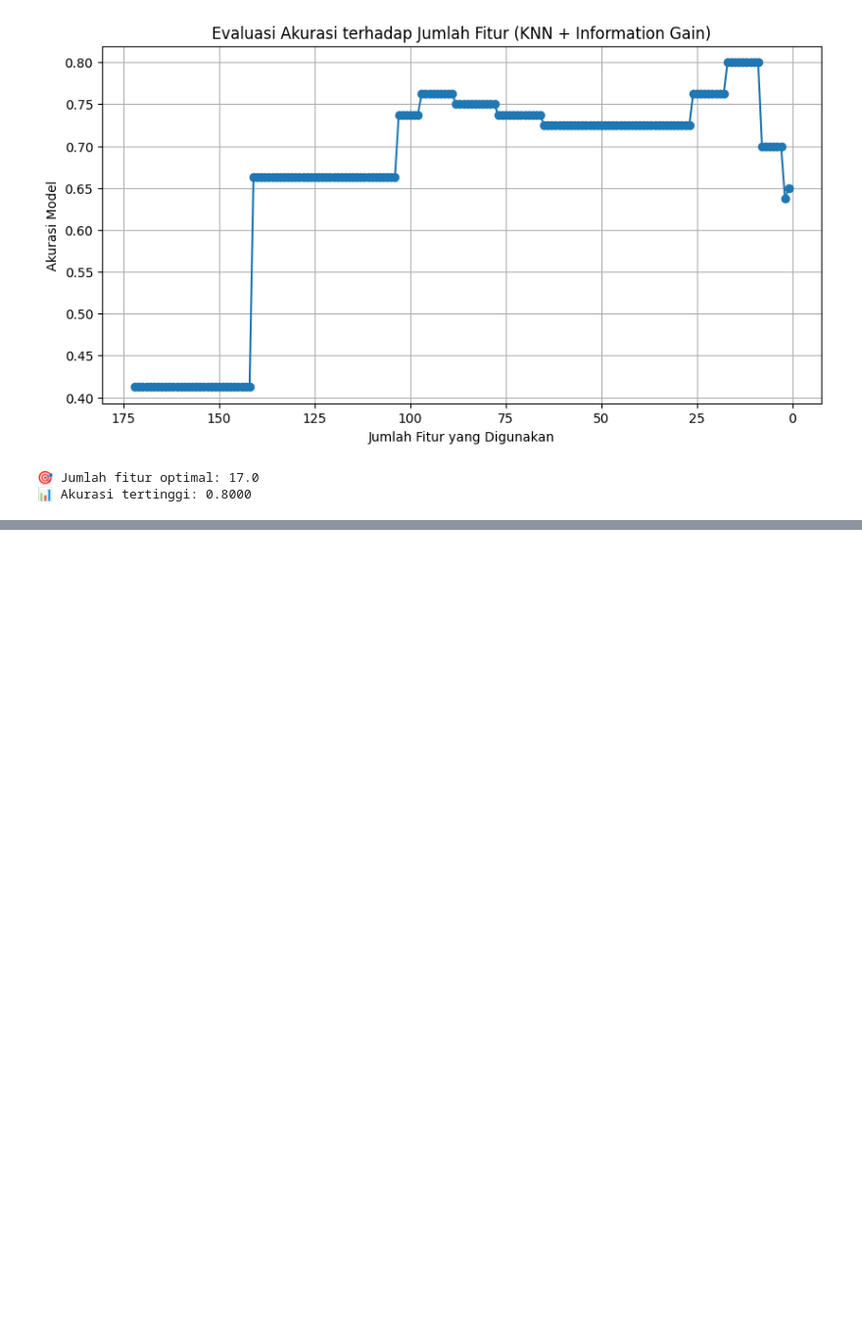
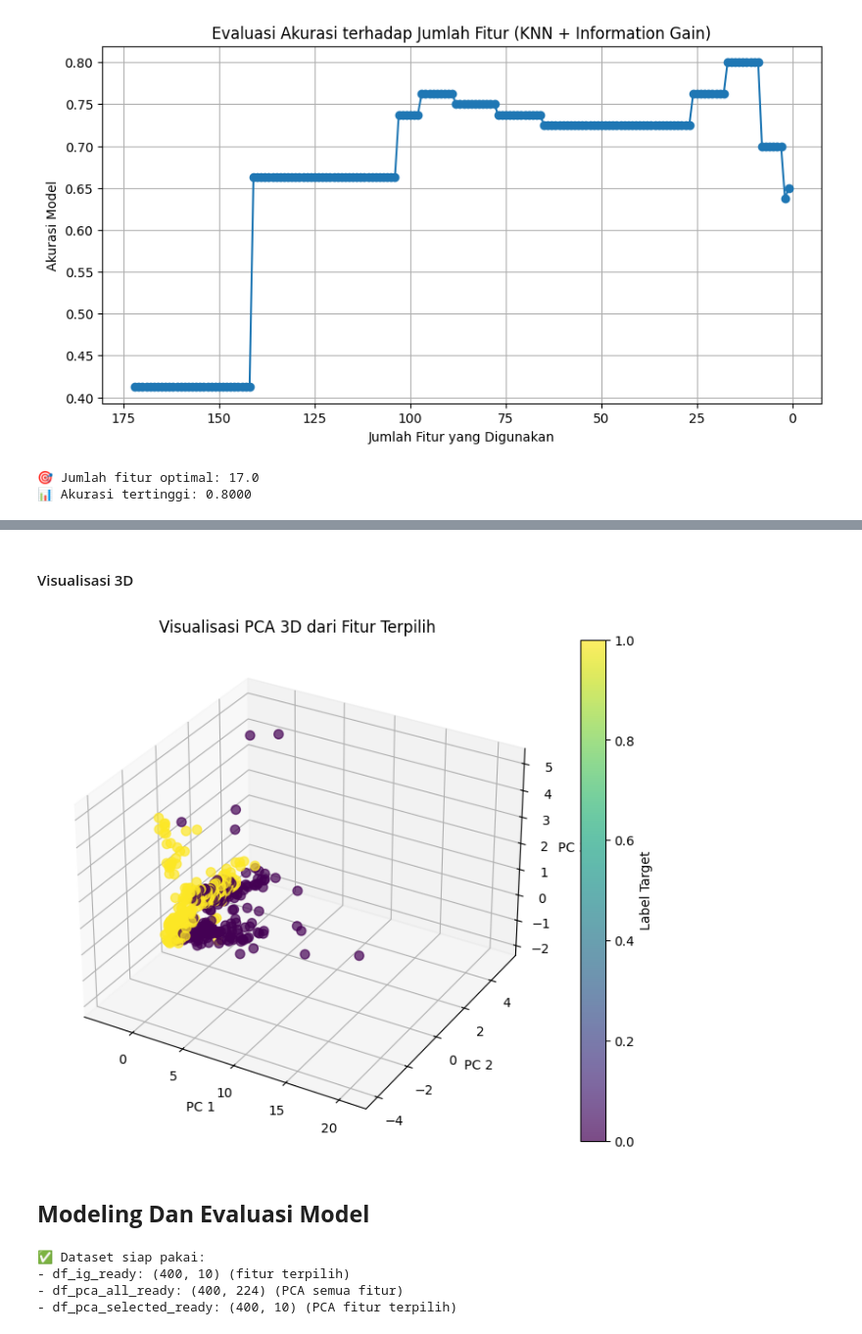
Before and after one commit to fznnfitrah/PSD, a Jupyter notebook: psd/project-timeseries-audio-multilabel.ipynb, the cells around one changed output, grey strips where cells are left out. Shown: that part at 98% size. Cells and saved outputs as stored; diff of their text form; code cells hidden in the pictures; blank space fills up the shorter version.

Commit message:
build: menambahkan kode split dataset dan modeling

```diff
--- a/psd/project-timeseries-audio-multilabel.ipynb
+++ b/psd/project-timeseries-audio-multilabel.ipynb
@@ -334,0 +476,48 @@ Fitur:   1 | Akurasi: 0.6500
+# %% [markdown]
+#### Visualisasi 3D
+# %%
+# -----------------------------
+# PCA 3D
+# -----------------------------
+pca_3d = PCA(n_components=3)
+X_pca_3d = pca_3d.fit_transform(X_selected_scaled)
+
+fig = plt.figure(figsize=(9,7))
+ax = fig.add_subplot(111, projection='3d')
+scatter = ax.scatter(
+    X_pca_3d[:,0], X_pca_3d[:,1], X_pca_3d[:,2],
+    c=y, cmap='viridis', s=50, alpha=0.7
+)
+ax.set_title("Visualisasi PCA 3D dari Fitur Terpilih")
+ax.set_xlabel("PC 1")
+ax.set_ylabel("PC 2")
+ax.set_zlabel("PC 3")
+fig.colorbar(scatter, ax=ax, label="Label Target")
+plt.show()
+# %% [output]
+[figure, added]
+# %% [markdown]
+## **Modeling Dan Evaluasi Model**
+# %%
+# 1️⃣ Dataset hasil Information Gain (fitur terpilih)
+df_ig_ready = pd.DataFrame(X_selected_imputed, columns=X_selected.columns)
+df_ig_ready["target"] =  pd.Series(y)
+
+# 2️⃣ Dataset hasil PCA dari semua fitur
+df_pca_all_ready = pd.DataFrame(X_all_pca, columns=[f"PC{i+1}" for i in range(X_all_pca.shape[1])])
+df_pca_all_ready["target"] =  pd.Series(y)
+
+# 3️⃣ Dataset hasil PCA dari fitur terpilih (IG top 10)
+df_pca_selected_ready = pd.DataFrame(X_selected_pca, columns=[f"PC{i+1}" for i in range(X_selected_pca.shape[1])])
+df_pca_selected_ready["target"] =  pd.Series(y)
+
+# Cetak ringkasan untuk verifikasi
+print("✅ Dataset siap pakai:")
+print(f"- df_ig_ready: {df_ig_ready.shape} (fitur terpilih)")
+print(f"- df_pca_all_ready: {df_pca_all_ready.shape} (PCA semua fitur)")
+print(f"- df_pca_selected_ready: {df_pca_selected_ready.shape} (PCA fitur terpilih)")
+# %% [output]
+✅ Dataset siap pakai:
+- df_ig_ready: (400, 10) (fitur terpilih)
+- df_pca_all_ready: (400, 224) (PCA semua fitur)
+- df_pca_selected_ready: (400, 10) (PCA fitur terpilih)
```
Also changed, not shown: parts of 26 cells of this notebook, 33 other files.
